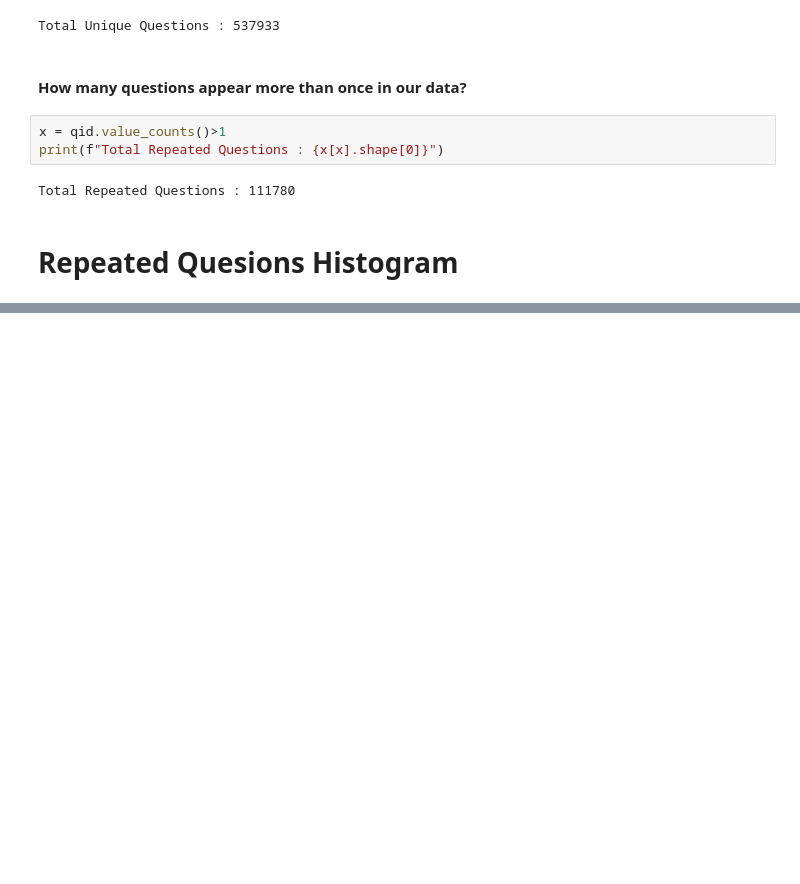
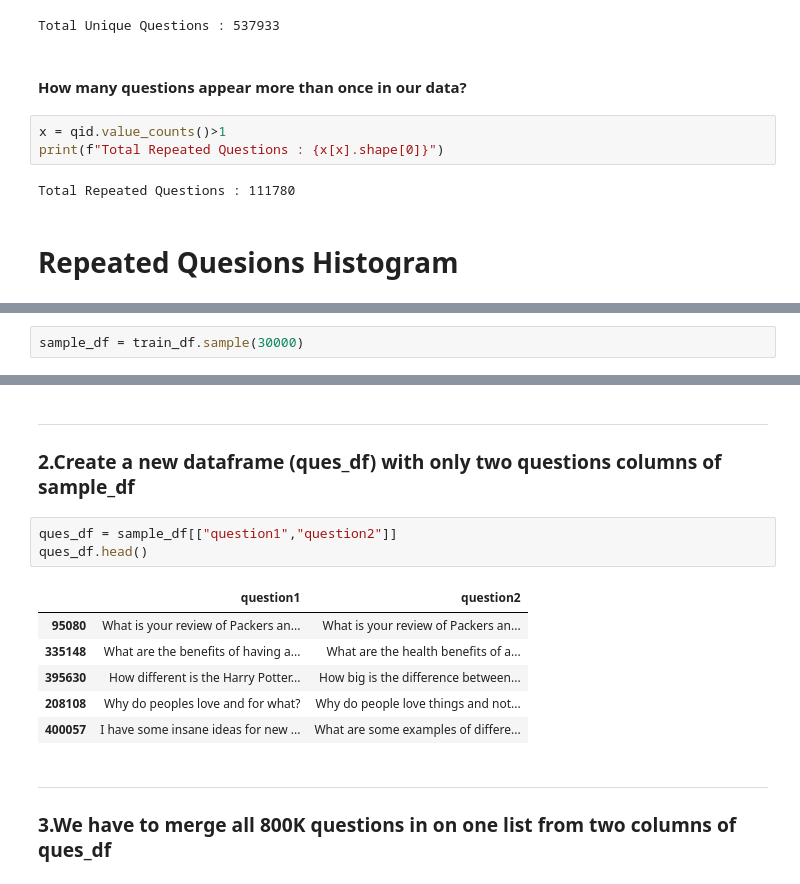
Before and after one commit to AsadullahShehbaz/Natural-Language-Processing-Course, a Jupyter notebook: Lec8_Qoura_Question_Pair_Problem.ipynb, the cells around one changed output, grey strips where cells are left out. Cells and saved outputs as stored; diff of their text form; blank space fills up the shorter version.

```diff
--- a/Lec8_Qoura_Question_Pair_Problem.ipynb
+++ b/Lec8_Qoura_Question_Pair_Problem.ipynb
@@ -118,0 +130,2 @@ Total Repeated Questions : 111780
+# %%
+sample_df = train_df.sample(30000)
@@ -118,0 +144,16 @@ Total Repeated Questions : 111780
+# %% [markdown]
+---
+### **2.Create a new dataframe (ques_df) with only two questions columns of sample_df**
+# %%
+ques_df = sample_df[["question1","question2"]]
+ques_df.head()
+# %% [output]
+|  | question1 | question2 |
+| 95080 | What is your review of Packers an... | What is your review of Packers an... |
+| 335148 | What are the benefits of having a... | What are the health benefits of a... |
+| 395630 | How different is the Harry Potter... | How big is the difference between... |
+| 208108 | Why do peoples love and for what? | Why do people love things and not... |
+| 400057 | I have some insane ideas for new ... | What are some examples of differe... |
+# %% [markdown]
+---
+### **3.We have to merge all 800K questions in on one list from two columns of ques_df**
```
Also changed, not shown: parts of 22 cells of this notebook.
